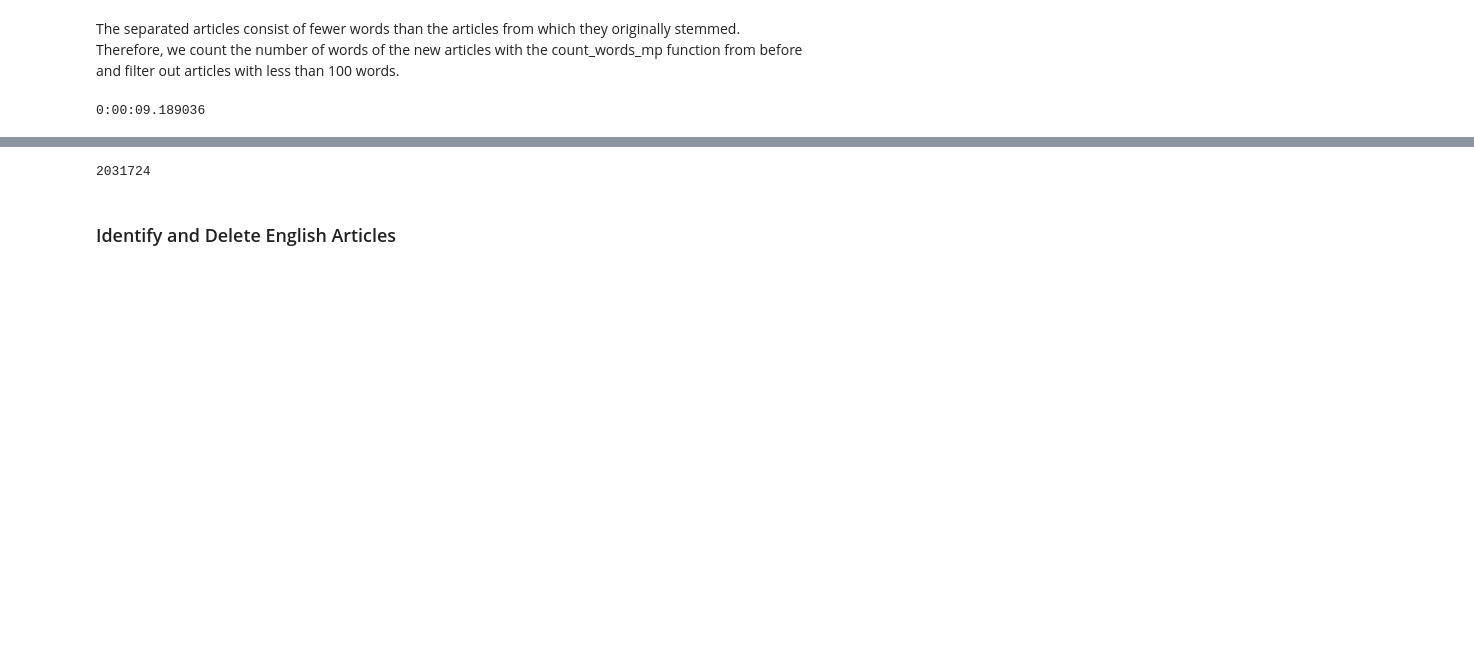
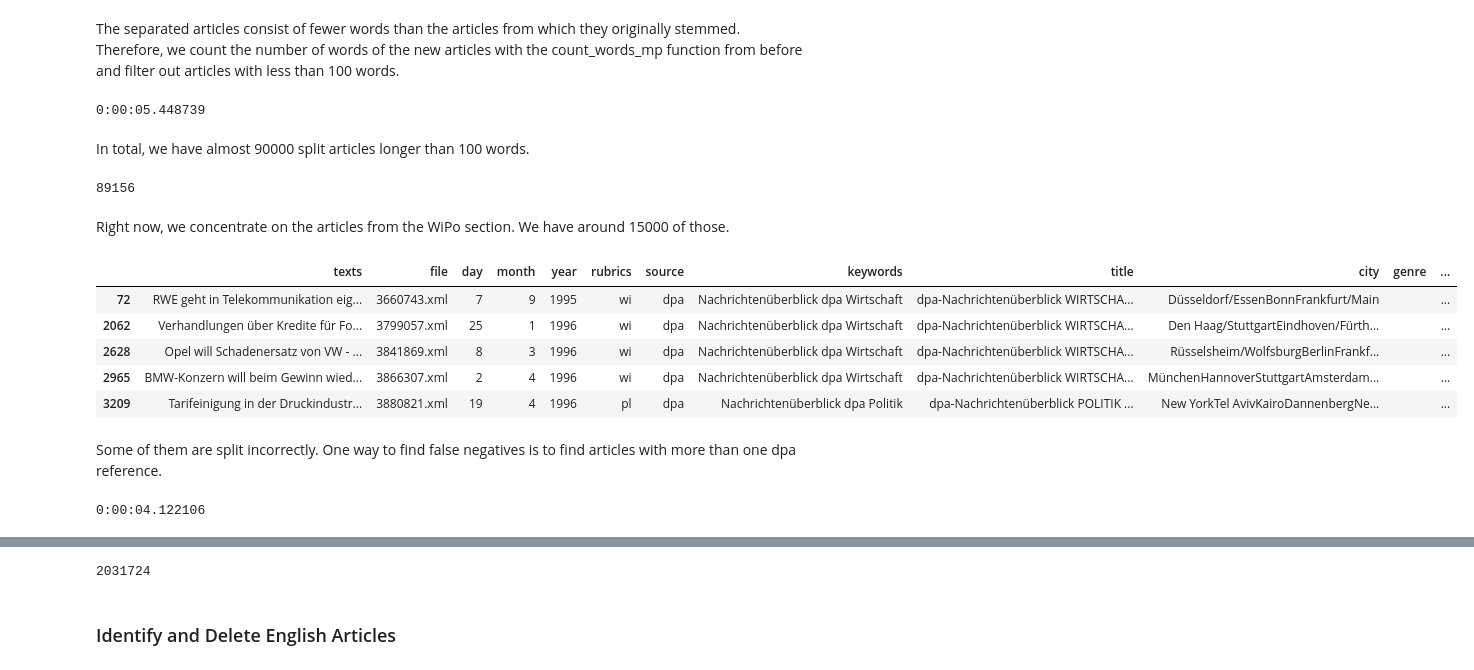
Before and after one commit to MashenkaOkuneva/newspaper_data_processing, a Jupyter notebook: dpa code/Dpa.ipynb, the cells around one changed output, grey strips where cells are left out. Saved outputs shown, nothing was run; the diff lists cells and outputs as text; code cells hidden in the pictures; blank space fills up the shorter version.

```diff
--- a/dpa code/Dpa.ipynb
+++ b/dpa code/Dpa.ipynb
@@ -279,0 +322,3 @@ can have different sentiments and topics, we separate articles that consist of m
+# %%
+ind2 = data[data.file == '8833809.xml']['texts'].index[0]
+data[data.file == '8833809.xml']['texts'][ind2]
@@ -280,3 +327,6 @@ can have different sentiments and topics, we separate articles that consist of m
+# %%
+data.at[ind1, 'texts'] = data['texts'][ind1].split(' Hier die Eckwerte')[0]
+data.at[ind2, 'texts'] = data['texts'][ind2].split('\n\nDie Übersicht')[0]
 # %%
 s_mult_art = '''dpa-Nachrichtenüberblick|Nachrichtenüberblick|Kurznachrichten Wirtschaft|Analysten-Einstufungen|ANALYSTEN-EINSTUFUNGEN'''
 mult_art = data[data['title'].str.contains(s_mult_art, na = False)]
@@ -329,5 +382,38 @@ if __name__ == "__main__":
     pool.join()
 
 print(datetime.now()-startTime)
+results['word_count'] = count_results
 # %% [output]
-0:00:09.189036
+0:00:05.448739
+# %% [markdown]
+In total, we have almost 90000 split articles longer than 100 words.
+# %%
+len(results[(results['word_count']>=100)])
+# %% [output]
+89156
+# %% [markdown]
+Right now, we concentrate on the articles from the WiPo section. We have around 15000 of those.
+# %%
+results[(results['word_count']>=100) & (results.topic == 'WiPo')].head()
+# %% [output]
+|  | texts | file | day | month | year | rubrics | source | keywords | title | city | genre | ... |
+| 72 | RWE geht in Telekommunikation eig... | 3660743.xml | 7 | 9 | 1995 | wi | dpa | Nachrichtenüberblick dpa Wirtschaft | dpa-Nachrichtenüberblick WIRTSCHA... | Düsseldorf/EssenBonnFrankfurt/Main |  | ... |
+| 2062 | Verhandlungen über Kredite für Fo... | 3799057.xml | 25 | 1 | 1996 | wi | dpa | Nachrichtenüberblick dpa Wirtschaft | dpa-Nachrichtenüberblick WIRTSCHA... | Den Haag/StuttgartEindhoven/Fürth... |  | ... |
+| 2628 | Opel will Schadenersatz von VW - ... | 3841869.xml | 8 | 3 | 1996 | wi | dpa | Nachrichtenüberblick dpa Wirtschaft | dpa-Nachrichtenüberblick WIRTSCHA... | Rüsselsheim/WolfsburgBerlinFrankf... |  | ... |
+| 2965 | BMW-Konzern will beim Gewinn wied... | 3866307.xml | 2 | 4 | 1996 | wi | dpa | Nachrichtenüberblick dpa Wirtschaft | dpa-Nachrichtenüberblick WIRTSCHA... | MünchenHannoverStuttgartAmsterdam... |  | ... |
+| 3209 | Tarifeinigung in der Druckindustr... | 3880821.xml | 19 | 4 | 1996 | pl | dpa | Nachrichtenüberblick dpa Politik | dpa-Nachrichtenüberblick POLITIK ... | New YorkTel AvivKairoDannenbergNe... |  | ... |
+# %% [markdown]
+Some of them are split incorrectly. One way to find false negatives is to find articles with more than one dpa reference.
+# %%
+startTime = datetime.now()
+import find_strings_re
+
+if __name__ == "__main__":
+    pool = mp.Pool(NUM_CORE)
+    dpa_tag_results = pool.map(find_strings_re.find_strings_re, [text for text in results['texts']])
+    pool.close()
+    pool.join()
+
+print(datetime.now()-startTime)
+# %% [output]
+0:00:04.122106
```
Also changed, not shown: parts of 54 cells of this notebook, 3 other files.
